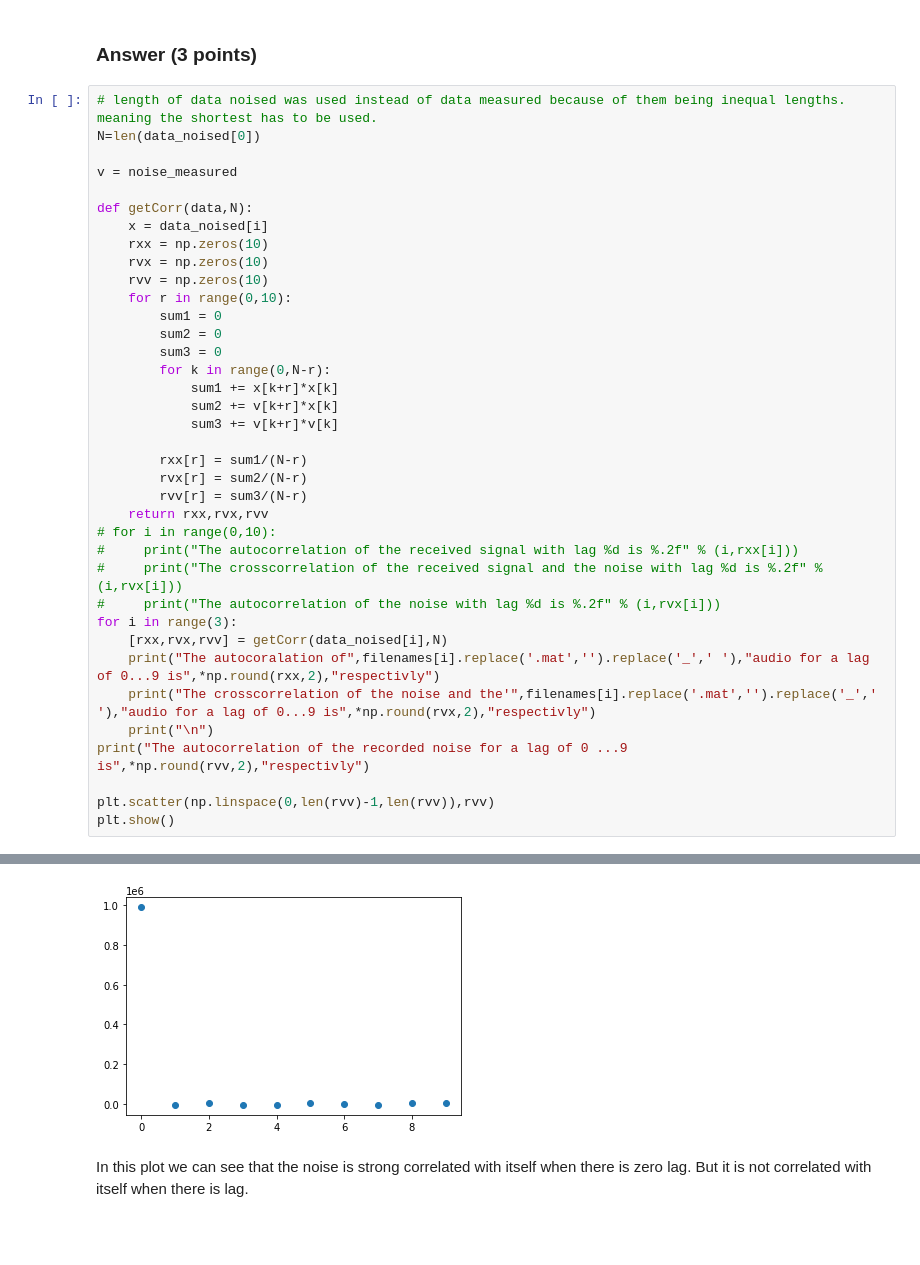
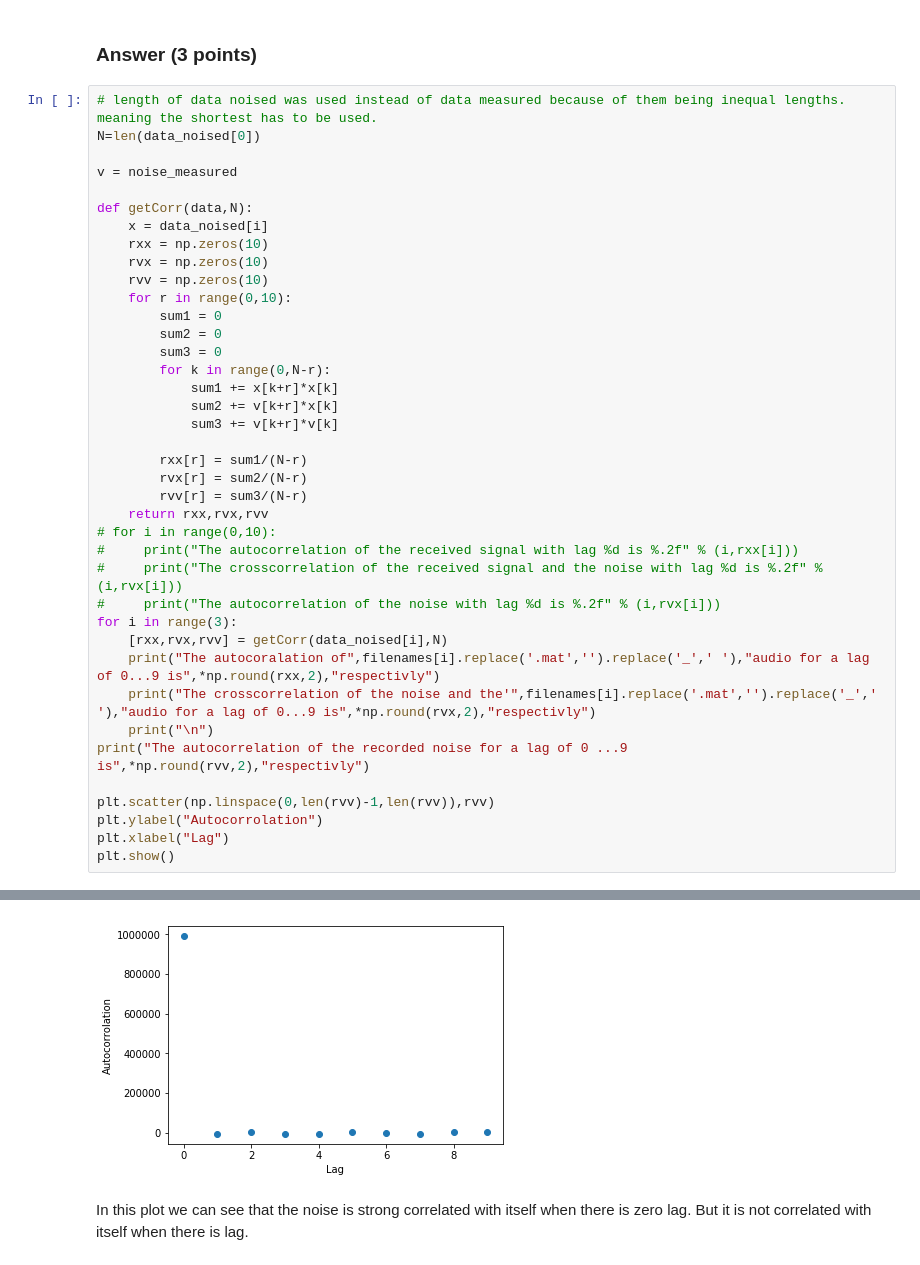
Before and after one commit to lphoogenboom/noisia, a Jupyter notebook: SC42150_PythonAssignment2_Denoising.ipynb, the cells around one changed output, grey strips where cells are left out. Drawn from its saved outputs; the diff is of its cells as text; blank space fills up the shorter version.

Commit message:
Final plots added

```diff
--- a/SC42150_PythonAssignment2_Denoising.ipynb
+++ b/SC42150_PythonAssignment2_Denoising.ipynb
@@ -230,34 +230,36 @@ def getCorr(data,N):
         rvx[r] = sum2/(N-r)
         rvv[r] = sum3/(N-r)
     return rxx,rvx,rvv
 # for i in range(0,10):
 #     print("The autocorrelation of the received signal with lag %d is %.2f" % (i,rxx[i]))
 #     print("The crosscorrelation of the received signal and the noise with lag %d is %.2f" % (i,rvx[i]))
 #     print("The autocorrelation of the noise with lag %d is %.2f" % (i,rvx[i]))
 for i in range(3):
     [rxx,rvx,rvv] = getCorr(data_noised[i],N)
     print("The autocoralation of",filenames[i].replace('.mat','').replace('_',' '),"audio for a lag of 0...9 is",*np.round(rxx,2),"respectivly")
     print("The crosscorrelation of the noise and the'",filenames[i].replace('.mat','').replace('_',' '),"audio for a lag of 0...9 is",*np.round(rvx,2),"respectivly")
     print("\n")
 print("The autocorrelation of the recorded noise for a lag of 0 ...9 is",*np.round(rvv,2),"respectivly")
 
 plt.scatter(np.linspace(0,len(rvv)-1,len(rvv)),rvv)
+plt.ylabel("Autocorrolation")
+plt.xlabel("Lag")
 plt.show()
 # %% [output]
 The autocoralation of piano 5cm audio for a lag of 0...9 is 42539267.27 41425877.28 40271794.86 38773396.27 36800737.67 34672741.23 32451796.98 30227588.11 28041970.6 25931901.29 respectivly
 The crosscorrelation of the noise and the' piano 5cm audio for a lag of 0...9 is 7090.09 15491.56 10038.01 18809.95 23111.86 18752.98 21260.23 17097.59 22033.68 19393.8 respectivly
 
 
 The autocoralation of piano 100cm audio for a lag of 0...9 is 9299701.77 8653637.79 8355775.09 7993341.93 7594321.52 7171642.49 6755829.94 6336697.93 5921686.49 5534152.4 respectivly
 The crosscorrelation of the noise and the' piano 100cm audio for a lag of 0...9 is 2284.13 4668.93 7195.4 7526.43 9711.4 4763.17 1127.82 3622.65 6879.28 6164.27 respectivly
 
 
 The autocoralation of piano 200cm audio for a lag of 0...9 is 9521284.27 8875855.52 8576127.27 8204578.96 7800731.35 7365230.87 6927127.9 6489613.47 6063385.07 5653902.83 respectivly
 The crosscorrelation of the noise and the' piano 200cm audio for a lag of 0...9 is -1519.6 -667.8 2526.01 3522.08 3440.03 4671.52 380.82 5309.06 2687.75 400.53 respectivly
 
 
 The autocorrelation of the recorded noise for a lag of 0 ...9 is 990739.06 -3779.68 2752.56 -4204.1 -5717.5 1692.08 -893.22 -5093.13 2559.82 1444.94 respectivly
-[figure, old version]
+[figure, new version]
 # %% [markdown]
 In this plot we can see that the noise is strong correlated with itself when there is zero lag. But it is not correlated with itself when there is lag.
 # %% [markdown]
```
Also changed, not shown: parts of 5 cells of this notebook.
